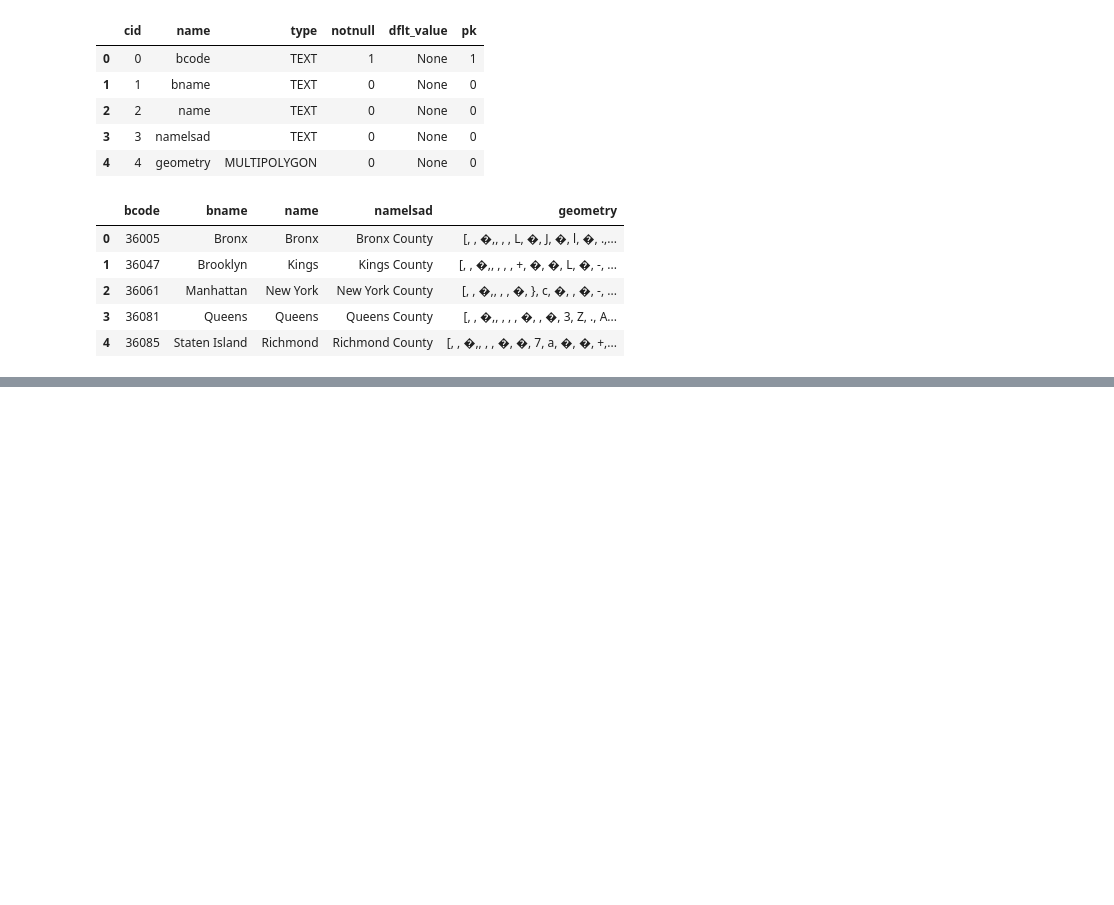
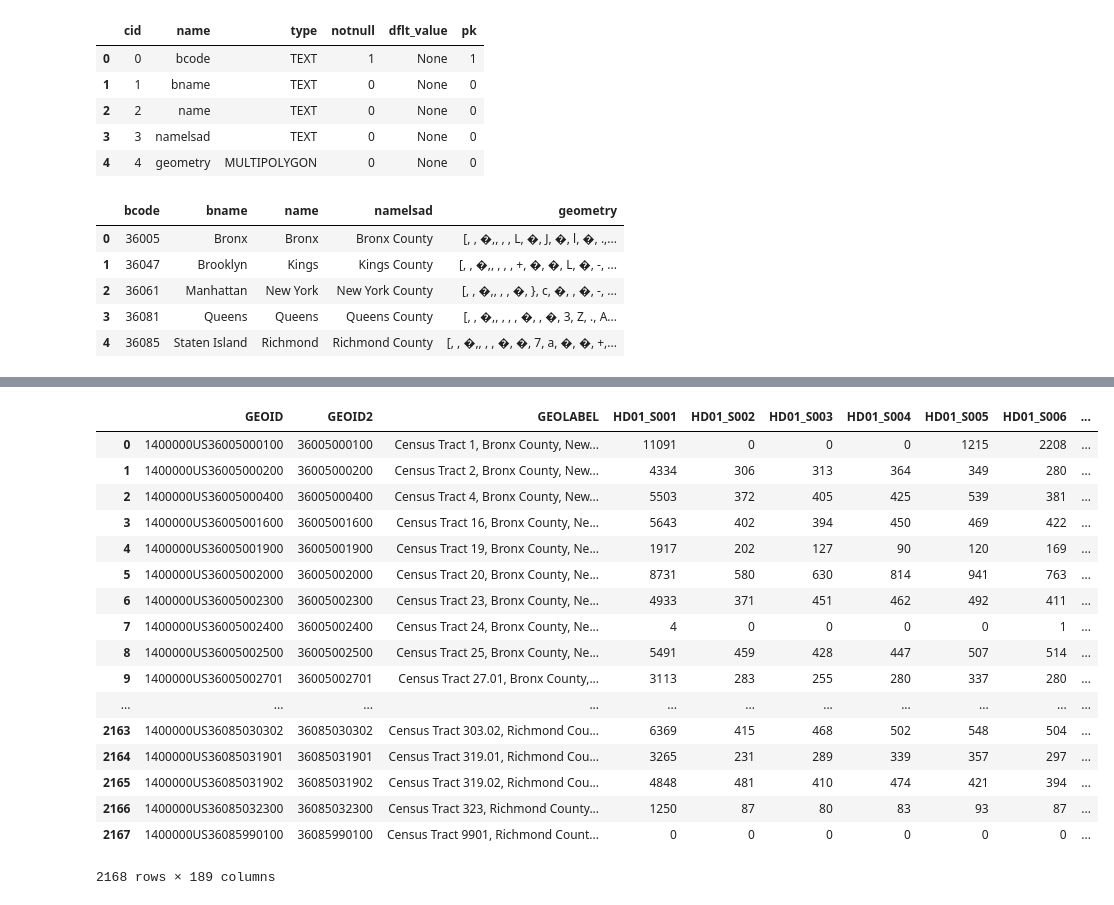
Before and after one commit to neal-rogers/IS362, a Jupyter notebook: final-project/nealrogers-final-project.ipynb, the cells around one changed output, grey strips where cells are left out. Saved outputs shown, nothing was run; the diff lists cells and outputs as text; code cells hidden in the pictures; blank space fills up the shorter version.

```diff
--- a/final-project/nealrogers-final-project.ipynb
+++ b/final-project/nealrogers-final-project.ipynb
@@ -77,0 +174,23 @@ FROM  a_subway_stations': no such function: ST_AsText
+# %%
+sql = '''SELECT *
+         FROM b_tracts_2010census'''
+pd.read_sql(sql, db)
+# %% [output]
+|  | GEOID | GEOID2 | GEOLABEL | HD01_S001 | HD01_S002 | HD01_S003 | HD01_S004 | HD01_S005 | HD01_S006 | ... |
+| 0 | 1400000US36005000100 | 36005000100 | Census Tract 1, Bronx County, New... | 11091 | 0 | 0 | 0 | 1215 | 2208 | ... |
+| 1 | 1400000US36005000200 | 36005000200 | Census Tract 2, Bronx County, New... | 4334 | 306 | 313 | 364 | 349 | 280 | ... |
+| 2 | 1400000US36005000400 | 36005000400 | Census Tract 4, Bronx County, New... | 5503 | 372 | 405 | 425 | 539 | 381 | ... |
+| 3 | 1400000US36005001600 | 36005001600 | Census Tract 16, Bronx County, Ne... | 5643 | 402 | 394 | 450 | 469 | 422 | ... |
+| 4 | 1400000US36005001900 | 36005001900 | Census Tract 19, Bronx County, Ne... | 1917 | 202 | 127 | 90 | 120 | 169 | ... |
+| 5 | 1400000US36005002000 | 36005002000 | Census Tract 20, Bronx County, Ne... | 8731 | 580 | 630 | 814 | 941 | 763 | ... |
+| 6 | 1400000US36005002300 | 36005002300 | Census Tract 23, Bronx County, Ne... | 4933 | 371 | 451 | 462 | 492 | 411 | ... |
+| 7 | 1400000US36005002400 | 36005002400 | Census Tract 24, Bronx County, Ne... | 4 | 0 | 0 | 0 | 0 | 1 | ... |
+| 8 | 1400000US36005002500 | 36005002500 | Census Tract 25, Bronx County, Ne... | 5491 | 459 | 428 | 447 | 507 | 514 | ... |
+| 9 | 1400000US36005002701 | 36005002701 | Census Tract 27.01, Bronx County,... | 3113 | 283 | 255 | 280 | 337 | 280 | ... |
+| ... | ... | ... | ... | ... | ... | ... | ... | ... | ... | ... |
+| 2163 | 1400000US36085030302 | 36085030302 | Census Tract 303.02, Richmond Cou... | 6369 | 415 | 468 | 502 | 548 | 504 | ... |
+| 2164 | 1400000US36085031901 | 36085031901 | Census Tract 319.01, Richmond Cou... | 3265 | 231 | 289 | 339 | 357 | 297 | ... |
+| 2165 | 1400000US36085031902 | 36085031902 | Census Tract 319.02, Richmond Cou... | 4848 | 481 | 410 | 474 | 421 | 394 | ... |
+| 2166 | 1400000US36085032300 | 36085032300 | Census Tract 323, Richmond County... | 1250 | 87 | 80 | 83 | 93 | 87 | ... |
+| 2167 | 1400000US36085990100 | 36085990100 | Census Tract 9901, Richmond Count... | 0 | 0 | 0 | 0 | 0 | 0 | ... |
+2168 rows × 189 columns
```
Also changed, not shown: parts of 11 cells of this notebook, 1 other file.
